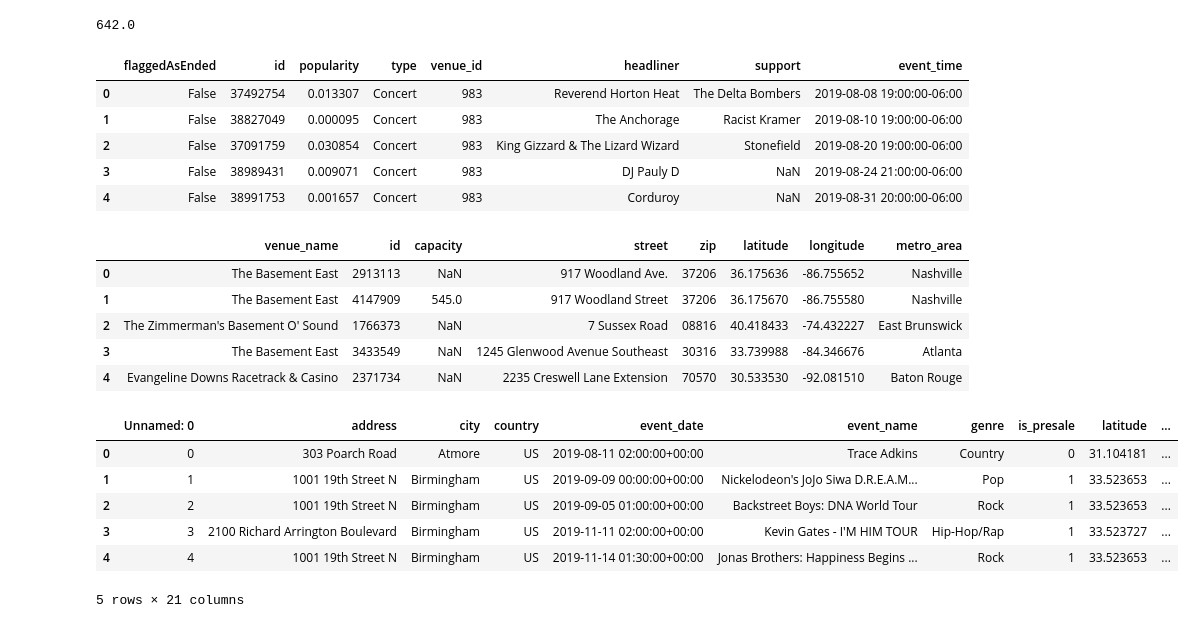
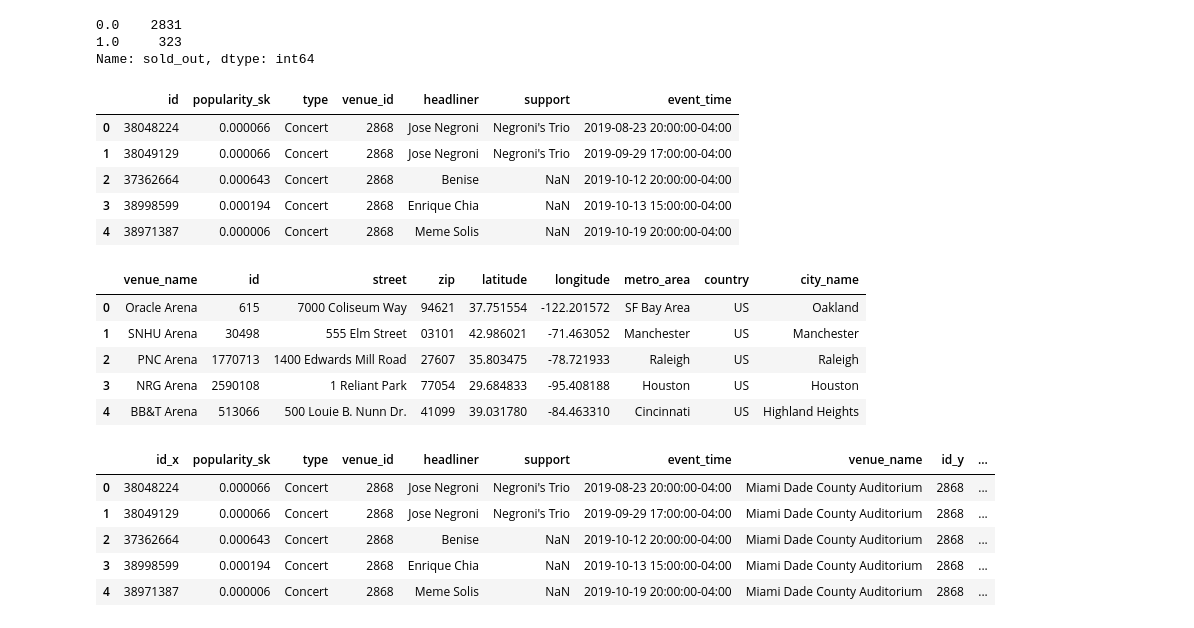
Before and after one commit to matt8955/sellout-prediction, a Jupyter notebook: data cleaning.ipynb, the cells around one changed output. Saved outputs shown, nothing was run; the diff lists cells and outputs as text; code cells hidden in the pictures.

```diff
--- a/data cleaning.ipynb
+++ b/data cleaning.ipynb
@@ -6,4 +7,4 @@ import fuzzymatcher
 # %%
-tm_df = pd.read_csv('tm_events.csv')
-events_df = pd.read_csv('sk_events.csv')
-venue_df = pd.read_csv('sk_venues.csv')
+tm_df = pd.read_csv('scraping/tm_events.csv')
+events_df = pd.read_csv('scraping/sk_events.csv')
+venue_df = pd.read_csv('scraping/sk_venues.csv')
@@ -18,39 +17,40 @@ tm_df['url'] = tm_df.url.apply(lambda x: x if x[12:24] == 'ticketmaster' else np
 # %%
 tm_df.dropna(subset=['url'],inplace=True)
 # %%
-tm_df.sold_out.sum()
+tm_df.sold_out.value_counts()
 # %% [output]
-642.0
+0.0    2831
+1.0     323
+Name: sold_out, dtype: int64
 # %%
 events_df.drop(columns=['Unnamed: 0'],inplace=True)
-venue_df.drop(columns=['Unnamed: 0'],inplace=True)
+venue_df.drop(columns=['Unnamed: 0', 'capacity'],inplace=True)
 # %%
 events_df.head()
 # %% [output]
-|  | flaggedAsEnded | id | popularity | type | venue_id | headliner | support | event_time |
-| 0 | False | 37492754 | 0.013307 | Concert | 983 | Reverend Horton Heat | The Delta Bombers | 2019-08-08 19:00:00-06:00 |
-| 1 | False | 38827049 | 0.000095 | Concert | 983 | The Anchorage | Racist Kramer | 2019-08-10 19:00:00-06:00 |
-| 2 | False | 37091759 | 0.030854 | Concert | 983 | King Gizzard & The Lizard Wizard | Stonefield | 2019-08-20 19:00:00-06:00 |
-| 3 | False | 38989431 | 0.009071 | Concert | 983 | DJ Pauly D | NaN | 2019-08-24 21:00:00-06:00 |
-| 4 | False | 38991753 | 0.001657 | Concert | 983 | Corduroy | NaN | 2019-08-31 20:00:00-06:00 |
+|  | id | popularity_sk | type | venue_id | headliner | support | event_time |
+| 0 | 38048224 | 0.000066 | Concert | 2868 | Jose Negroni | Negroni's Trio | 2019-08-23 20:00:00-04:00 |
+| 1 | 38049129 | 0.000066 | Concert | 2868 | Jose Negroni | Negroni's Trio | 2019-09-29 17:00:00-04:00 |
+| 2 | 37362664 | 0.000643 | Concert | 2868 | Benise | NaN | 2019-10-12 20:00:00-04:00 |
+| 3 | 38998599 | 0.000194 | Concert | 2868 | Enrique Chia | NaN | 2019-10-13 15:00:00-04:00 |
+| 4 | 38971387 | 0.000006 | Concert | 2868 | Meme Solis | NaN | 2019-10-19 20:00:00-04:00 |
 # %%
 venue_df.head()
 # %% [output]
-|  | venue_name | id | capacity | street | zip | latitude | longitude | metro_area |
-| 0 | The Basement East | 2913113 | NaN | 917 Woodland Ave. | 37206 | 36.175636 | -86.755652 | Nashville |
-| 1 | The Basement East | 4147909 | 545.0 | 917 Woodland Street | 37206 | 36.175670 | -86.755580 | Nashville |
-| 2 | The Zimmerman's Basement O' Sound | 1766373 | NaN | 7 Sussex Road | 08816 | 40.418433 | -74.432227 | East Brunswick |
-| 3 | The Basement East | 3433549 | NaN | 1245 Glenwood Avenue Southeast | 30316 | 33.739988 | -84.346676 | Atlanta |
-| 4 | Evangeline Downs Racetrack & Casino | 2371734 | NaN | 2235 Creswell Lane Extension | 70570 | 30.533530 | -92.081510 | Baton Rouge |
+|  | venue_name | id | street | zip | latitude | longitude | metro_area | country | city_name |
+| 0 | Oracle Arena | 615 | 7000 Coliseum Way | 94621 | 37.751554 | -122.201572 | SF Bay Area | US | Oakland |
+| 1 | SNHU Arena | 30498 | 555 Elm Street | 03101 | 42.986021 | -71.463052 | Manchester | US | Manchester |
+| 2 | PNC Arena | 1770713 | 1400 Edwards Mill Road | 27607 | 35.803475 | -78.721933 | Raleigh | US | Raleigh |
+| 3 | NRG Arena | 2590108 | 1 Reliant Park | 77054 | 29.684833 | -95.408188 | Houston | US | Houston |
+| 4 | BB&T Arena | 513066 | 500 Louie B. Nunn Dr. | 41099 | 39.031780 | -84.463310 | Cincinnati | US | Highland Heights |
 # %%
-seatgeek_df = pd.merge(events_df, venue_df,left_on='venue_id',right_on='id',how='left')
+songkick_df = pd.merge(events_df, venue_df,left_on='venue_id',right_on='id',how='left')
 # %%
-tm_df.head()
+songkick_df.head()
 # %% [output]
-|  | Unnamed: 0 | address | city | country | event_date | event_name | genre | is_presale | latitude | ... |
-| 0 | 0 | 303 Poarch Road | Atmore | US | 2019-08-11 02:00:00+00:00 | Trace Adkins | Country | 0 | 31.104181 | ... |
-| 1 | 1 | 1001 19th Street N | Birmingham | US | 2019-09-09 00:00:00+00:00 | Nickelodeon's JoJo Siwa D.R.E.A.M... | Pop | 1 | 33.523653 | ... |
-| 2 | 2 | 1001 19th Street N | Birmingham | US | 2019-09-05 01:00:00+00:00 | Backstreet Boys: DNA World Tour | Rock | 1 | 33.523653 | ... |
-| 3 | 3 | 2100 Richard Arrington Boulevard | Birmingham | US | 2019-11-11 02:00:00+00:00 | Kevin Gates - I'M HIM TOUR | Hip-Hop/Rap | 1 | 33.523727 | ... |
-| 4 | 4 | 1001 19th Street N | Birmingham | US | 2019-11-14 01:30:00+00:00 | Jonas Brothers: Happiness Begins ... | Rock | 1 | 33.523653 | ... |
+|  | id_x | popularity_sk | type | venue_id | headliner | support | event_time | venue_name | id_y | ... |
+| 0 | 38048224 | 0.000066 | Concert | 2868 | Jose Negroni | Negroni's Trio | 2019-08-23 20:00:00-04:00 | Miami Dade County Auditorium | 2868 | ... |
+| 1 | 38049129 | 0.000066 | Concert | 2868 | Jose Negroni | Negroni's Trio | 2019-09-29 17:00:00-04:00 | Miami Dade County Auditorium | 2868 | ... |
+| 2 | 37362664 | 0.000643 | Concert | 2868 | Benise | NaN | 2019-10-12 20:00:00-04:00 | Miami Dade County Auditorium | 2868 | ... |
+| 3 | 38998599 | 0.000194 | Concert | 2868 | Enrique Chia | NaN | 2019-10-13 15:00:00-04:00 | Miami Dade County Auditorium | 2868 | ... |
+| 4 | 38971387 | 0.000006 | Concert | 2868 | Meme Solis | NaN | 2019-10-19 20:00:00-04:00 | Miami Dade County Auditorium | 2868 | ... |
-5 rows × 21 columns
```
Also changed, not shown: parts of 92 cells of this notebook, 18 other files.
